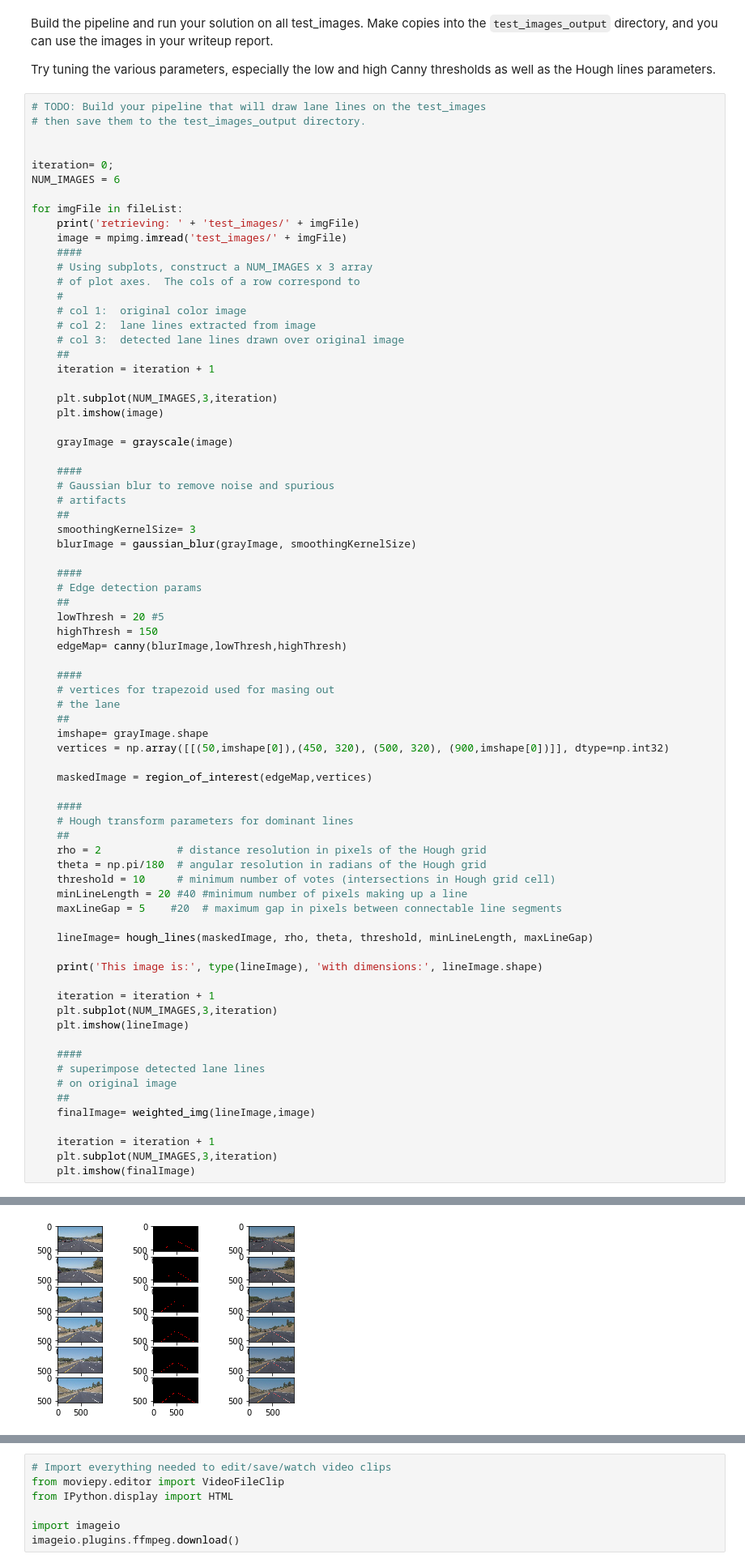
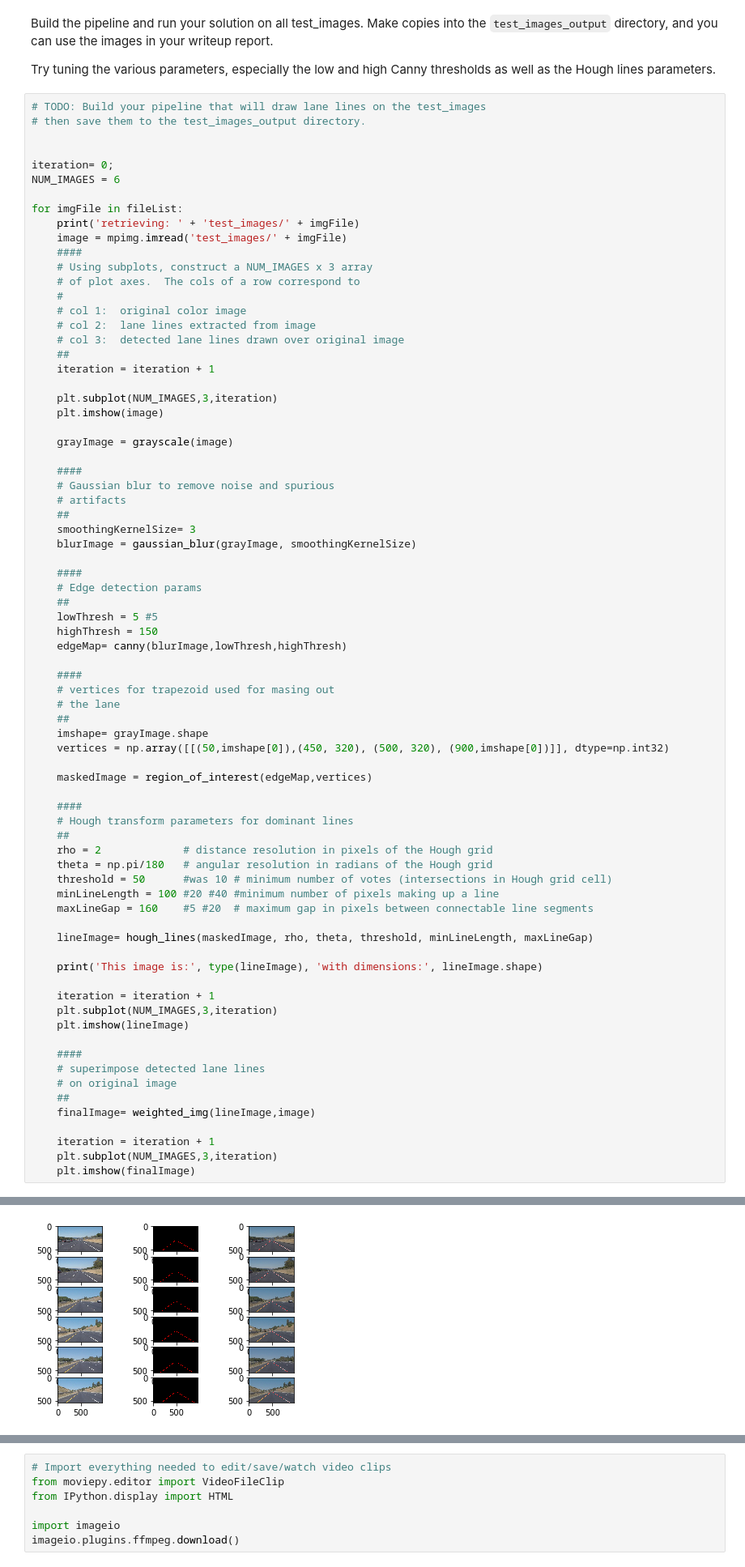
Before and after one commit to gholness1/CarND-LaneLines-P1, a Jupyter notebook: P1.ipynb, the cells around one changed output, grey strips where cells are left out. Shown at 81% size. Cells and saved outputs as stored; diff of their text form.

```diff
--- a/P1.ipynb
+++ b/P1.ipynb
@@ -326,7 +329,7 @@ for imgFile in fileList:
     ####
     # Edge detection params
     ##
-    lowThresh = 20 #5
+    lowThresh = 5 #5
     highThresh = 150
     edgeMap= canny(blurImage,lowThresh,highThresh)
 
@@ -342,11 +345,11 @@ for imgFile in fileList:
     ####
     # Hough transform parameters for dominant lines
     ##
-    rho = 2            # distance resolution in pixels of the Hough grid
-    theta = np.pi/180  # angular resolution in radians of the Hough grid
-    threshold = 10     # minimum number of votes (intersections in Hough grid cell)
-    minLineLength = 20 #40 #minimum number of pixels making up a line
-    maxLineGap = 5    #20  # maximum gap in pixels between connectable line segments
+    rho = 2             # distance resolution in pixels of the Hough grid
+    theta = np.pi/180   # angular resolution in radians of the Hough grid
+    threshold = 50      #was 10 # minimum number of votes (intersections in Hough grid cell)
+    minLineLength = 100 #20 #40 #minimum number of pixels making up a line
+    maxLineGap = 160    #5 #20  # maximum gap in pixels between connectable line segments
 
     lineImage= hough_lines(maskedImage, rho, theta, threshold, minLineLength, maxLineGap)
 
@@ -381,4 +384,4 @@ This image is: <class 'numpy.ndarray'> with dimensions: (540, 960, 3)
-[figure, old version]
+[figure, new version]
 # %% [markdown]
 ## Test on Videos
 
```
Also changed, not shown: parts of 5 cells of this notebook, 3 other files.
